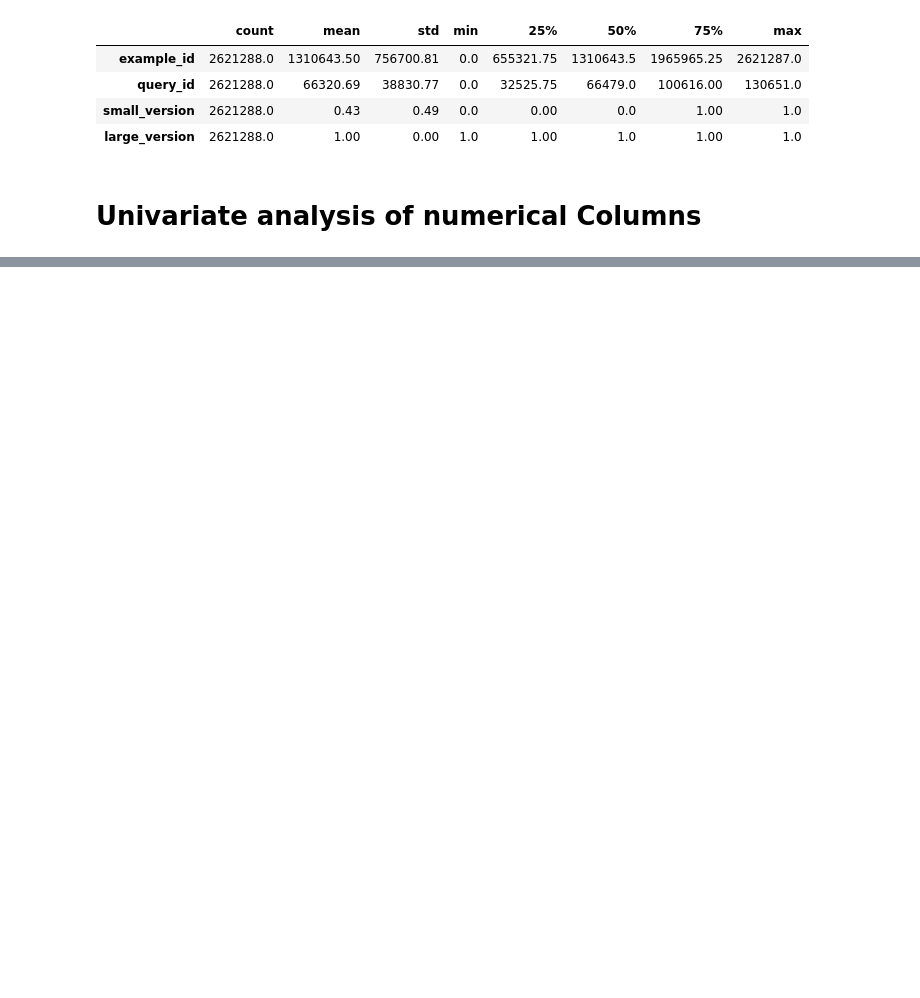
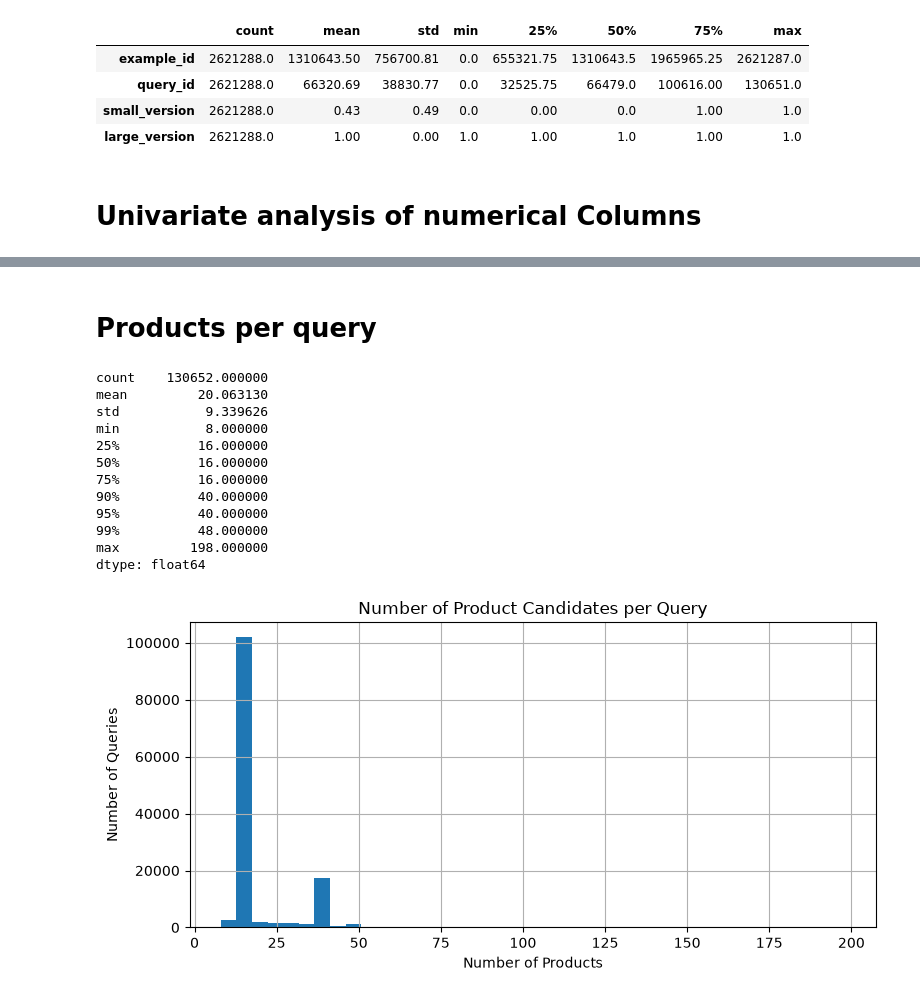
Before and after one commit to CharalamposZisis/Amazon-Recommendation-System, a Jupyter notebook: data/esci_data/download_esci_data.ipynb, the cells around one changed output, grey strips where cells are left out. Saved outputs shown, nothing was run; the diff lists cells and outputs as text; code cells hidden in the pictures; blank space fills up the shorter version.

```diff
--- a/data/esci_data/download_esci_data.ipynb
+++ b/data/esci_data/download_esci_data.ipynb
@@ -447,0 +387,36 @@ Error:
+# %% [markdown]
+# Products per query
+# %%
+products_per_query = (
+    df_examples_products.groupby(["product_locale", "query_id"])
+    .size()
+)
+
+print(products_per_query.describe(
+    percentiles=[0.25, 0.5, 0.75, 0.9, 0.95, 0.99]
+))
+
+products_per_query.hist(
+    bins=40,
+    figsize=(8, 4)
+)
+
+plt.title("Number of Product Candidates per Query")
+plt.xlabel("Number of Products")
+plt.ylabel("Number of Queries")
+plt.tight_layout()
+plt.show()
+# %% [output]
+count    130652.000000
+mean         20.063130
+std           9.339626
+min           8.000000
+25%          16.000000
+50%          16.000000
+75%          16.000000
+90%          40.000000
+95%          40.000000
+99%          48.000000
+max         198.000000
+dtype: float64
+[figure, added]
```
Also changed, not shown: parts of 29 cells of this notebook.
